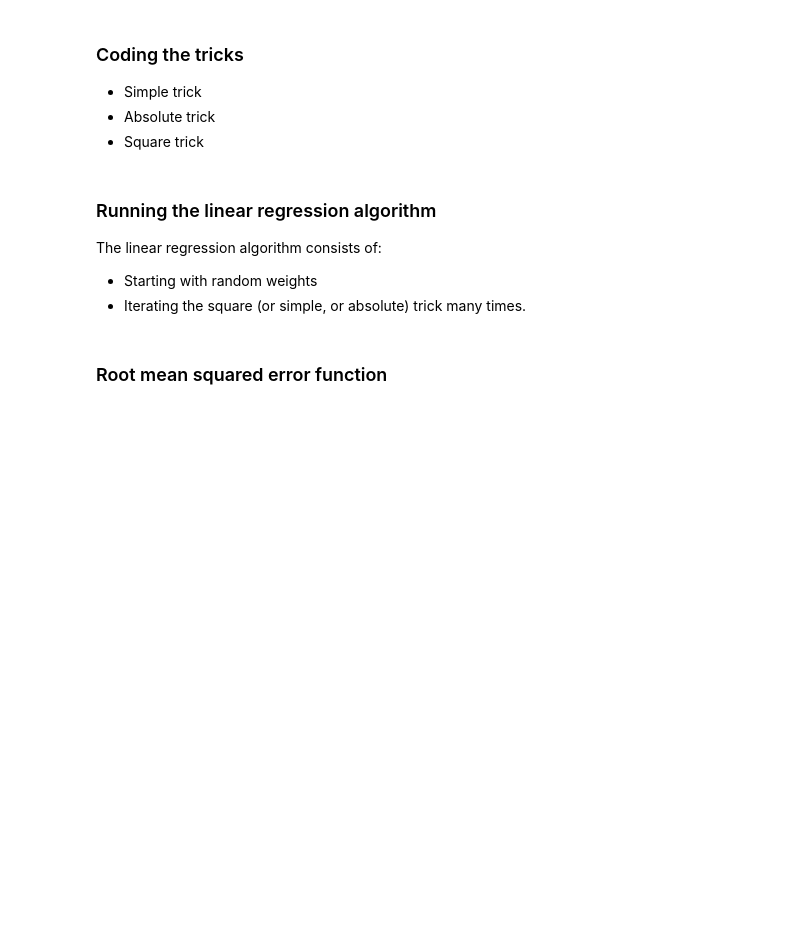
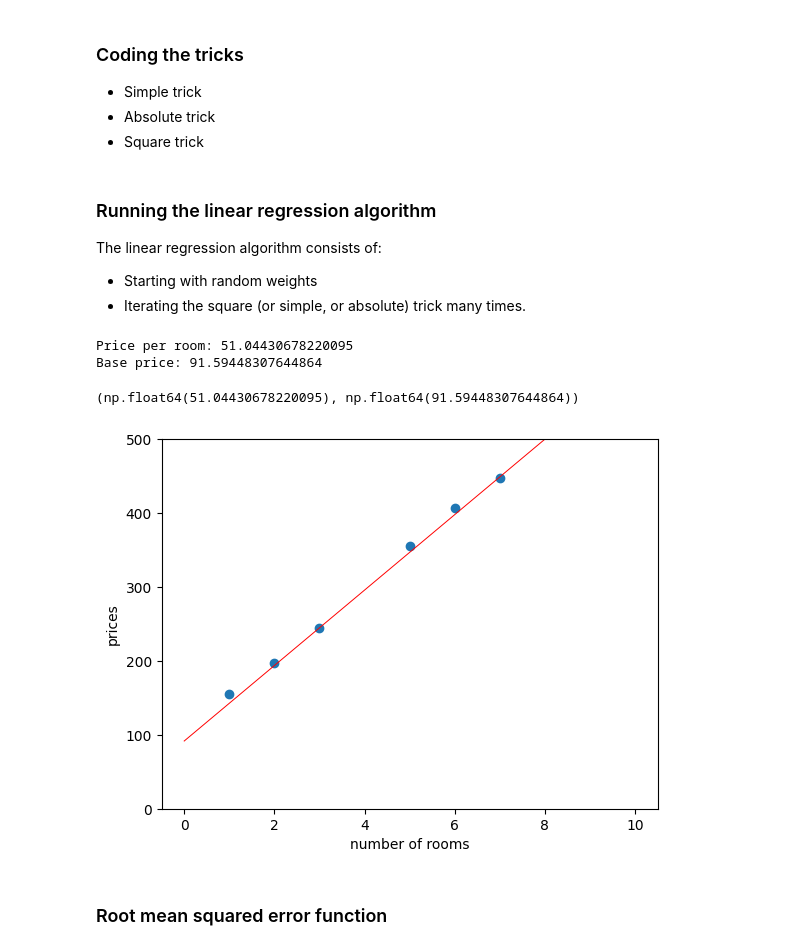
Before and after one commit to Balta8/chatbot, a Jupyter notebook: linear_regression/Coding_linear_regression.ipynb, the cells around one changed output. Saved outputs shown, nothing was run; the diff lists cells and outputs as text; code cells hidden in the pictures; blank space fills up the shorter version.

```diff
--- a/linear_regression/Coding_linear_regression.ipynb
+++ b/linear_regression/Coding_linear_regression.ipynb
@@ -84,29 +84,39 @@ The linear regression algorithm consists of:
 - Starting with random weights
 - Iterating the square (or simple, or absolute) trick many times.
 # %%
-import random as rd
+import random
+import matplotlib.pyplot as plt
 
 # We set the random seed in order to always get the same results.
 random.seed(0)
 
 def linear_regression(features, labels, learning_rate=0.01, epochs = 1000):
     price_per_room =  random.random() # start with random weight
     base_price =  random.random() # start with random bias
     ## TODO ##
-    # for this number of epochs
-    # get a random datasample of our dataset(x,y)
-    # using the selected datasample use square_trick fn or absolute_trick fn to update price_per_room and base_price
+    for i in range (epochs):
+        inx = random.randint(0,len(features)-1)
+        num_rooms = features[inx]
+        price = labels[inx]
 
-    utils.draw_line(price_per_room, base_price, 'black', starting=0, ending=8)
+        price_per_room, base_price=square_trick(base_price, price_per_room, num_rooms, price,learning_rate)
+        # utils.draw_line(price_per_room, base_price, 'blue', starting=0, ending=8)
+
+    utils.draw_line(price_per_room, base_price, 'red', starting=0, ending=10)
     utils.plot_points(features, labels)
     print('Price per room:', price_per_room)
     print('Base price:', base_price)
     return price_per_room, base_price
 
 # This line is for the x-axis to appear in the figure
 plt.ylim(0,500)
 
 linear_regression(features, labels, learning_rate = 0.01, epochs = 1000)
+# %% [output]
+Price per room: 51.04430678220095
+Base price: 91.59448307644864
+(np.float64(51.04430678220095), np.float64(91.59448307644864))
+[figure, added]
 # %% [markdown]
 ### Root mean squared error function
 # %%
```
Also changed, not shown: parts of 1 cell of this notebook.
